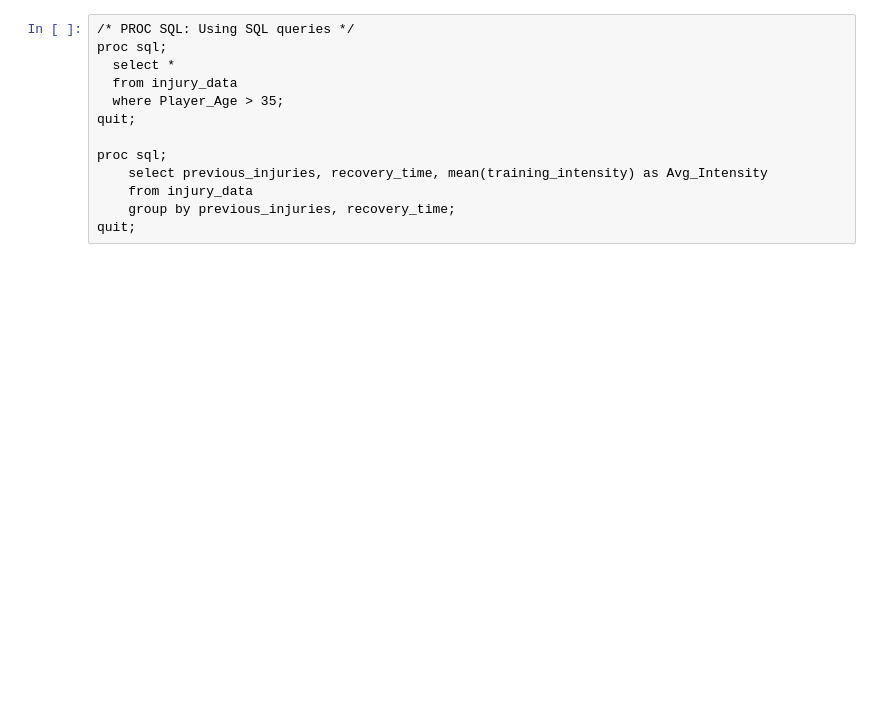
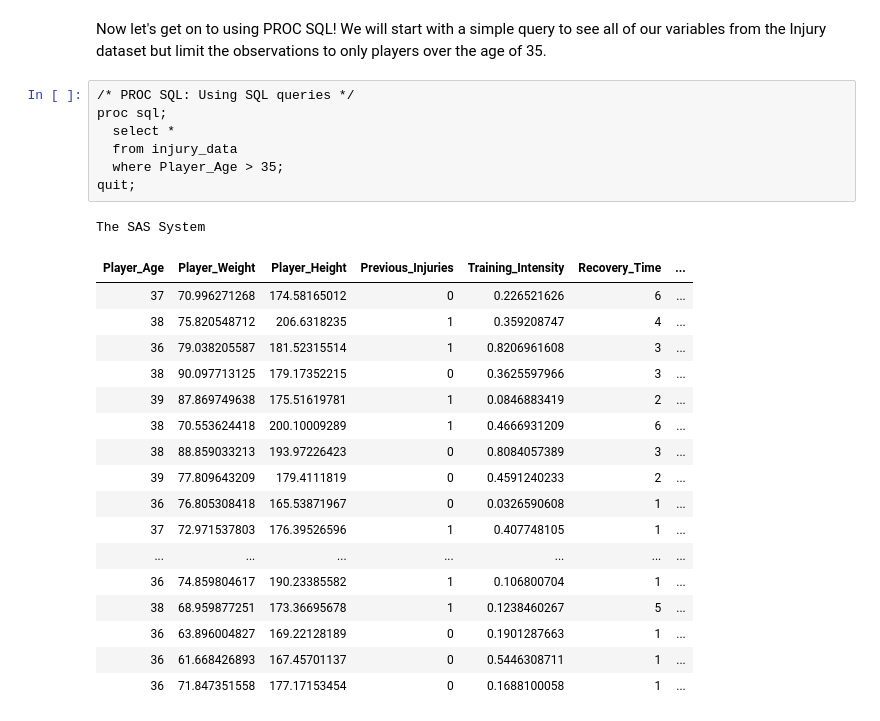
Before and after one commit to rachelnisbet/SAS-Procs-Oh-My, a Jupyter notebook: Procs-Oh My.ipynb, the cells around one changed output. Drawn from its saved outputs; the diff is of its cells as text; blank space fills up the shorter version.

```diff
--- a/Procs-Oh My.ipynb
+++ b/Procs-Oh My.ipynb
@@ -8,13 +34,28 @@ run;
+# %% [markdown]
+Now let's get on to using PROC SQL! We will start with a simple query to see all of our variables from the Injury dataset but limit the observations to only players over the age of 35.
 # %%
 /* PROC SQL: Using SQL queries */
 proc sql;
   select *
   from injury_data
   where Player_Age > 35;
 quit;
-
-proc sql;
-    select previous_injuries, recovery_time, mean(training_intensity) as Avg_Intensity
-    from injury_data
-    group by previous_injuries, recovery_time;
-quit;
+# %% [output]
+The SAS System
+| Player_Age | Player_Weight | Player_Height | Previous_Injuries | Training_Intensity | Recovery_Time | ... |
+| 37 | 70.996271268 | 174.58165012 | 0 | 0.226521626 | 6 | ... |
+| 38 | 75.820548712 | 206.6318235 | 1 | 0.359208747 | 4 | ... |
+| 36 | 79.038205587 | 181.52315514 | 1 | 0.8206961608 | 3 | ... |
+| 38 | 90.097713125 | 179.17352215 | 0 | 0.3625597966 | 3 | ... |
+| 39 | 87.869749638 | 175.51619781 | 1 | 0.0846883419 | 2 | ... |
+| 38 | 70.553624418 | 200.10009289 | 1 | 0.4666931209 | 6 | ... |
+| 38 | 88.859033213 | 193.97226423 | 0 | 0.8084057389 | 3 | ... |
+| 39 | 77.809643209 | 179.4111819 | 0 | 0.4591240233 | 2 | ... |
+| 36 | 76.805308418 | 165.53871967 | 0 | 0.0326590608 | 1 | ... |
+| 37 | 72.971537803 | 176.39526596 | 1 | 0.407748105 | 1 | ... |
+| ... | ... | ... | ... | ... | ... | ... |
+| 36 | 74.859804617 | 190.23385582 | 1 | 0.106800704 | 1 | ... |
+| 38 | 68.959877251 | 173.36695678 | 1 | 0.1238460267 | 5 | ... |
+| 36 | 63.896004827 | 169.22128189 | 0 | 0.1901287663 | 1 | ... |
+| 36 | 61.668426893 | 167.45701137 | 0 | 0.5446308711 | 1 | ... |
+| 36 | 71.847351558 | 177.17153454 | 0 | 0.1688100058 | 1 | ... |
```
Also changed, not shown: parts of 31 cells of this notebook.
